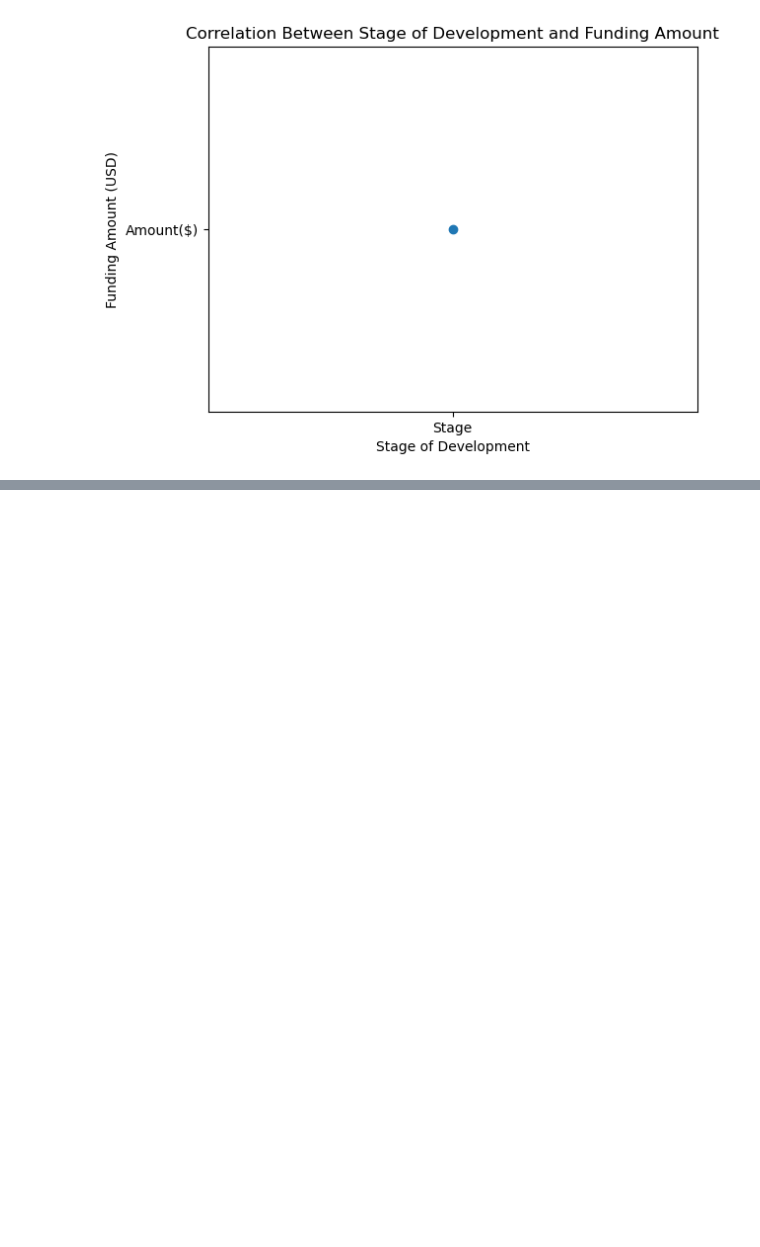
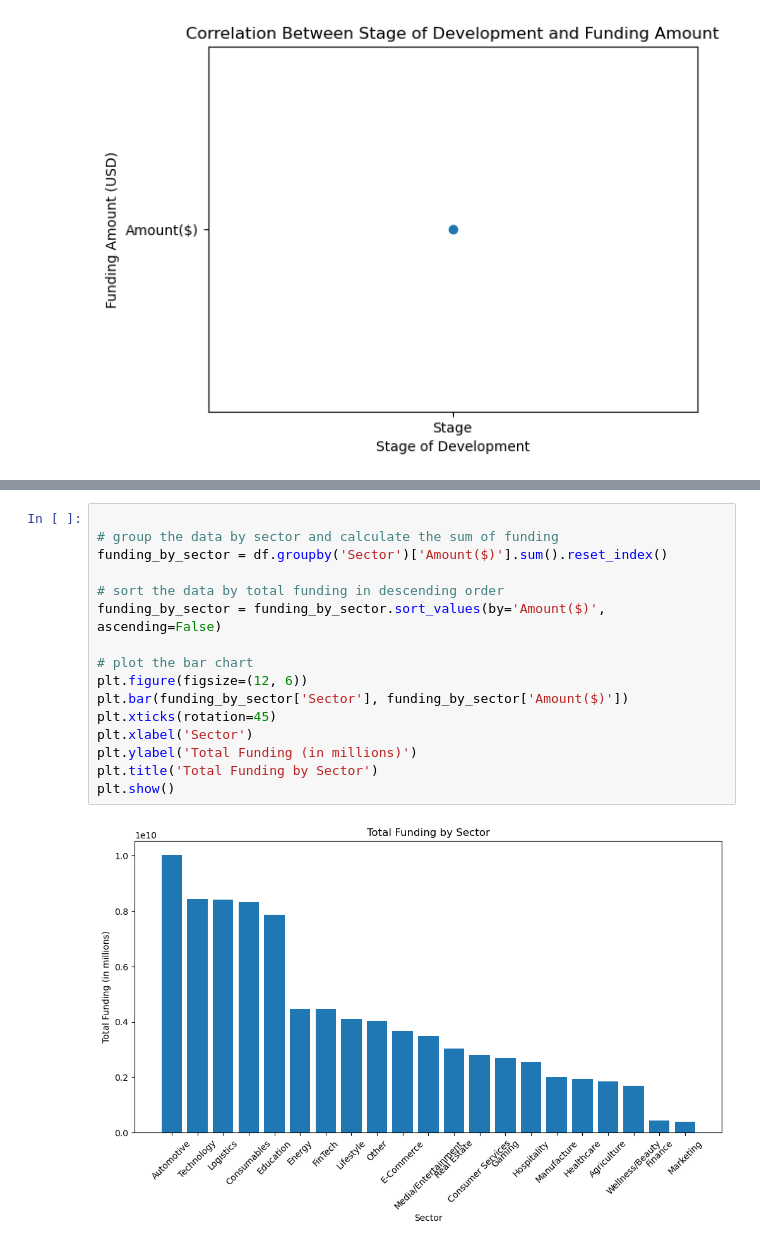
Before and after one commit to Israel-Anaba/Edinburgh-Indian-Start-up-Project, a Jupyter notebook: LP1 EDA.ipynb, the cells around one changed output, grey strips where cells are left out. Cells and saved outputs as stored; diff of their text form; blank space fills up the shorter version.

```diff
--- a/LP1 EDA.ipynb
+++ b/LP1 EDA.ipynb
@@ -282,0 +342,18 @@ plt.show()
+# %%
+
+# group the data by sector and calculate the sum of funding
+funding_by_sector = df.groupby('Sector')['Amount($)'].sum().reset_index()
+
+# sort the data by total funding in descending order
+funding_by_sector = funding_by_sector.sort_values(by='Amount($)', ascending=False)
+
+# plot the bar chart
+plt.figure(figsize=(12, 6))
+plt.bar(funding_by_sector['Sector'], funding_by_sector['Amount($)'])
+plt.xticks(rotation=45)
+plt.xlabel('Sector')
+plt.ylabel('Total Funding (in millions)')
+plt.title('Total Funding by Sector')
+plt.show()
+# %% [output]
+[figure, added]
```
Also changed, not shown: parts of 47 cells of this notebook, 1 other file.
